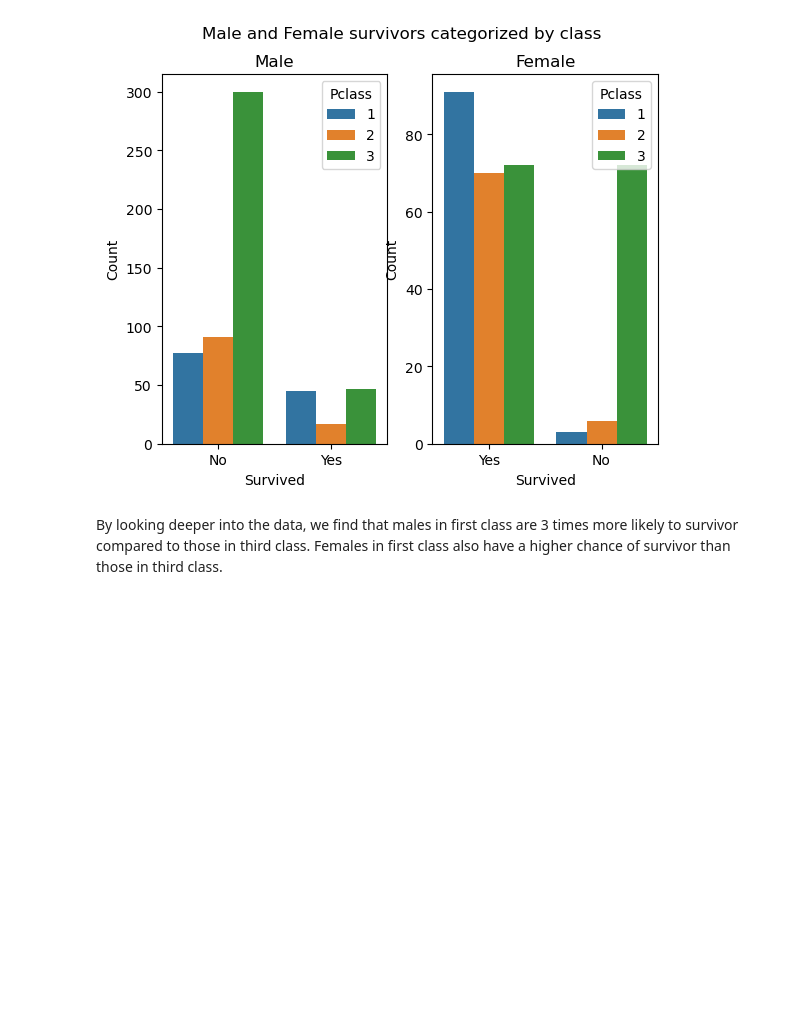
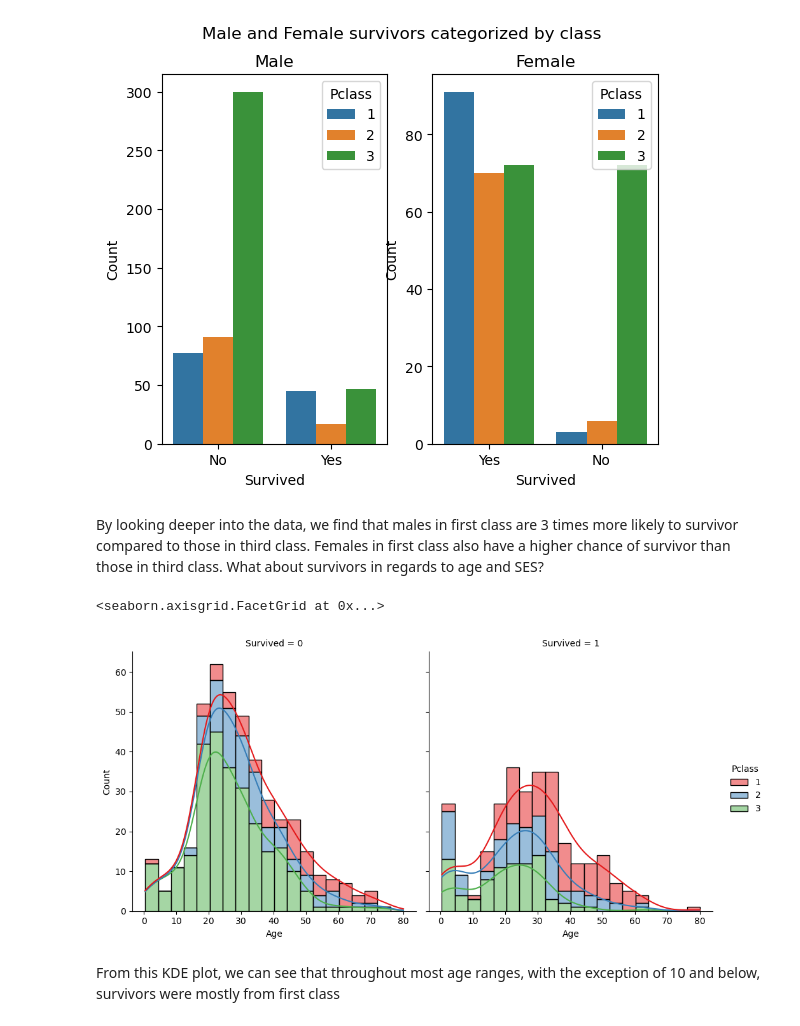
Before and after one commit to Bobblite/kaggle, a Jupyter notebook: titanic/titanic.ipynb, the cells around one changed output. Saved outputs shown, nothing was run; the diff lists cells and outputs as text; code cells hidden in the pictures; blank space fills up the shorter version.

```diff
--- a/titanic/titanic.ipynb
+++ b/titanic/titanic.ipynb
@@ -216,4 +225,11 @@ Pclass
 Name: Survived, dtype: float64
 [figure]
 # %% [markdown]
-By looking deeper into the data, we find that males in first class are 3 times more likely to survivor compared to those in third class. Females in first class also have a higher chance of survivor than those in third class.
+By looking deeper into the data, we find that males in first class are 3 times more likely to survivor compared to those in third class. Females in first class also have a higher chance of survivor than those in third class. What about survivors in regards to age and SES?
+# %%
+sns.displot(train_df, x="Age", hue="Pclass",multiple='stack', palette='Set1', hue_order=[1, 2, 3], col="Survived", kde=True, bins=20)
+# %% [output]
+<seaborn.axisgrid.FacetGrid at 0x...>
+[figure, added]
+# %% [markdown]
+From this KDE plot, we can see that throughout most age ranges, with the exception of 10 and below, survivors were mostly from first class
```
Also changed, not shown: parts of 2 cells of this notebook.
